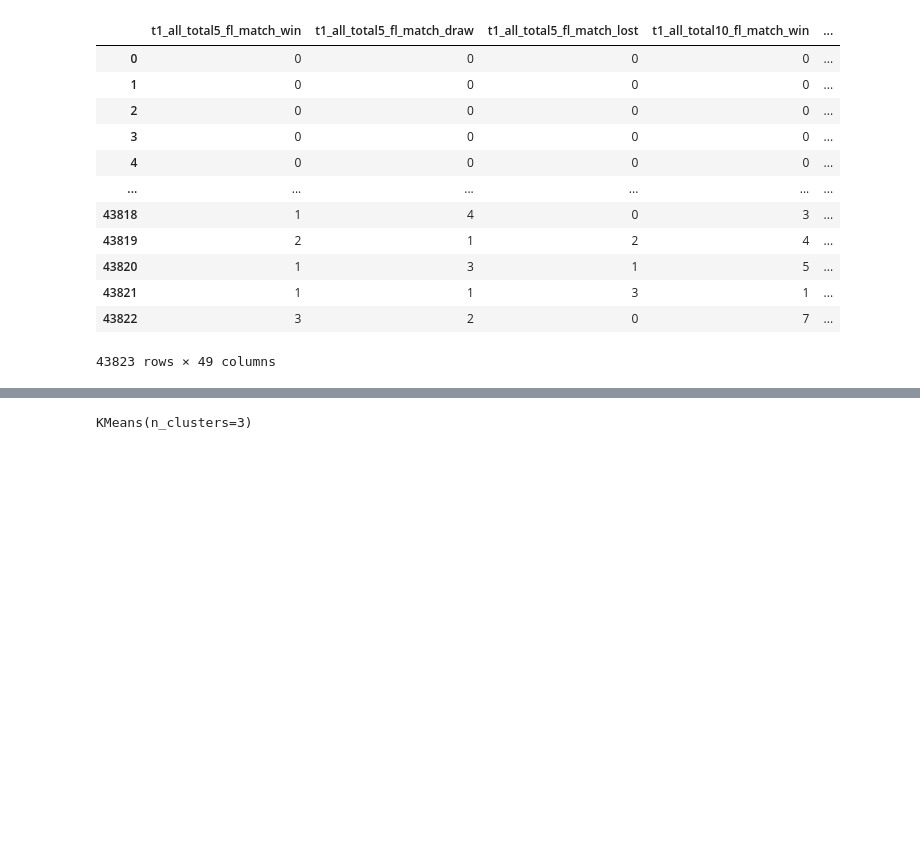
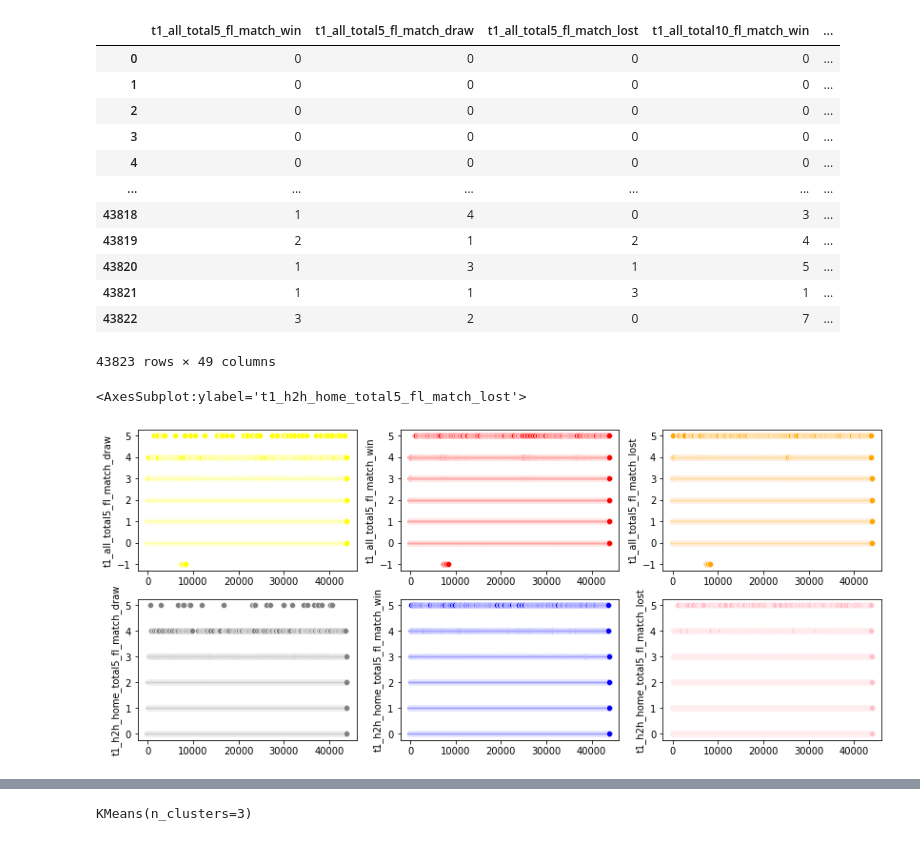
Before and after one commit to henriquesilva30/AO_tp2, a Jupyter notebook: clustering/matchwin_clustering.ipynb, the cells around one changed output, grey strips where cells are left out. Saved outputs shown, nothing was run; the diff lists cells and outputs as text; code cells hidden in the pictures; blank space fills up the shorter version.

```diff
--- a/clustering/matchwin_clustering.ipynb
+++ b/clustering/matchwin_clustering.ipynb
@@ -41,3 +49,15 @@ x
 | 43821 | 1 | 1 | 3 | 1 | ... |
 | 43822 | 3 | 2 | 0 | 7 | ... |
 43823 rows × 49 columns
+# %%
+fig, ax= plt.subplots(nrows= 2, ncols = 3, figsize= (14,6))
+
+sns.scatterplot(x=data.index, y='t1_all_total5_fl_match_win', data=data, ax=ax[0][1], color='red')
+sns.scatterplot(x=data.index, y='t1_all_total5_fl_match_draw', data=data, ax=ax[0][0], color= 'yellow')
+sns.scatterplot(x=data.index, y='t1_all_total5_fl_match_lost', data=data, ax=ax[0][2], color= 'orange')
+sns.scatterplot(x=data.index, y='t1_h2h_home_total5_fl_match_win', data=data, ax=ax[1][1], color= 'blue')
+sns.scatterplot(x=data.index, y='t1_h2h_home_total5_fl_match_draw', data=data, ax=ax[1][0], color= 'grey')
+sns.scatterplot(x=data.index, y='t1_h2h_home_total5_fl_match_lost', data=data, ax=ax[1][2], color= 'pink')
+# %% [output]
+<AxesSubplot:ylabel='t1_h2h_home_total5_fl_match_lost'>
+[figure, added]
```
Also changed, not shown: parts of 16 cells of this notebook, 1 other file.
